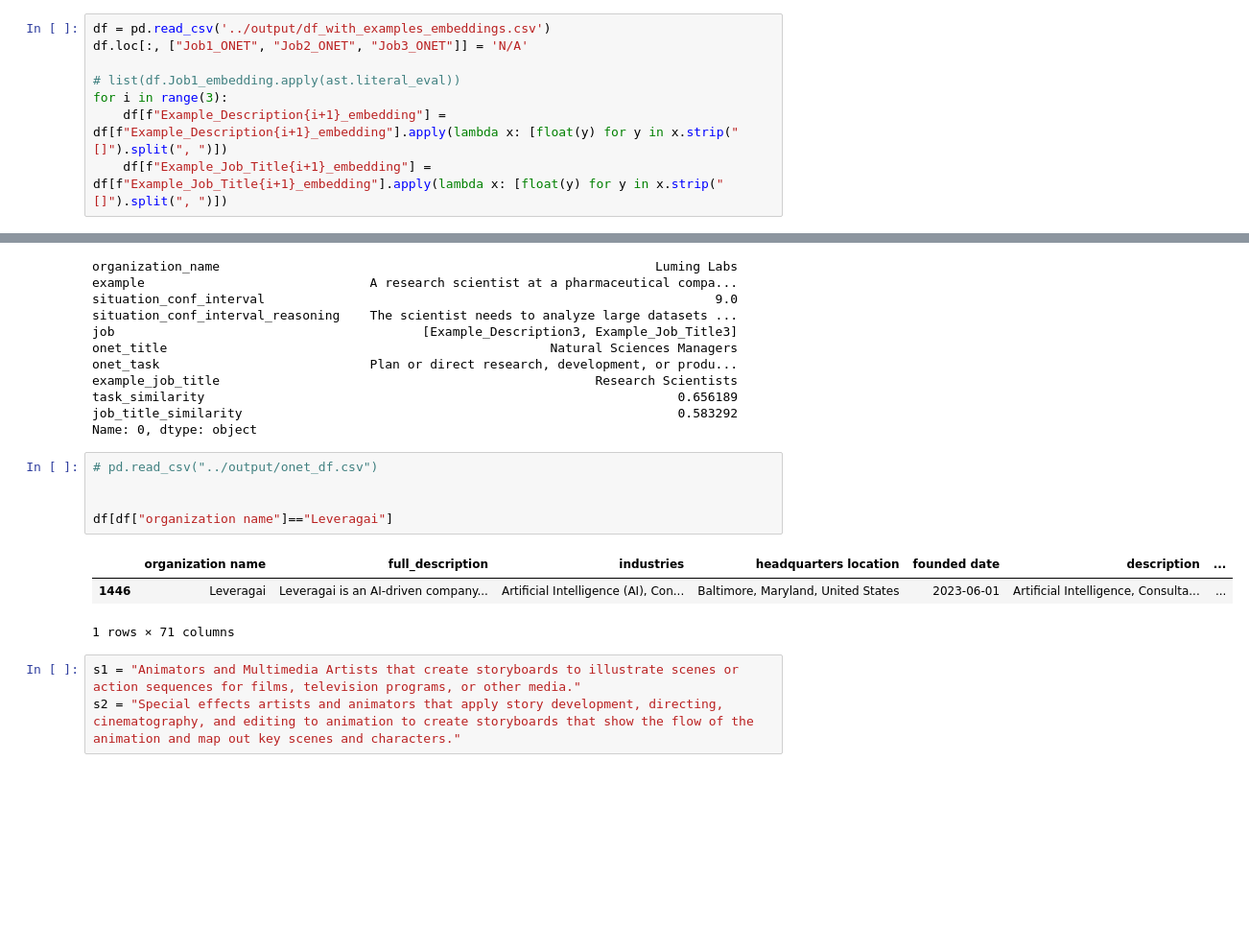
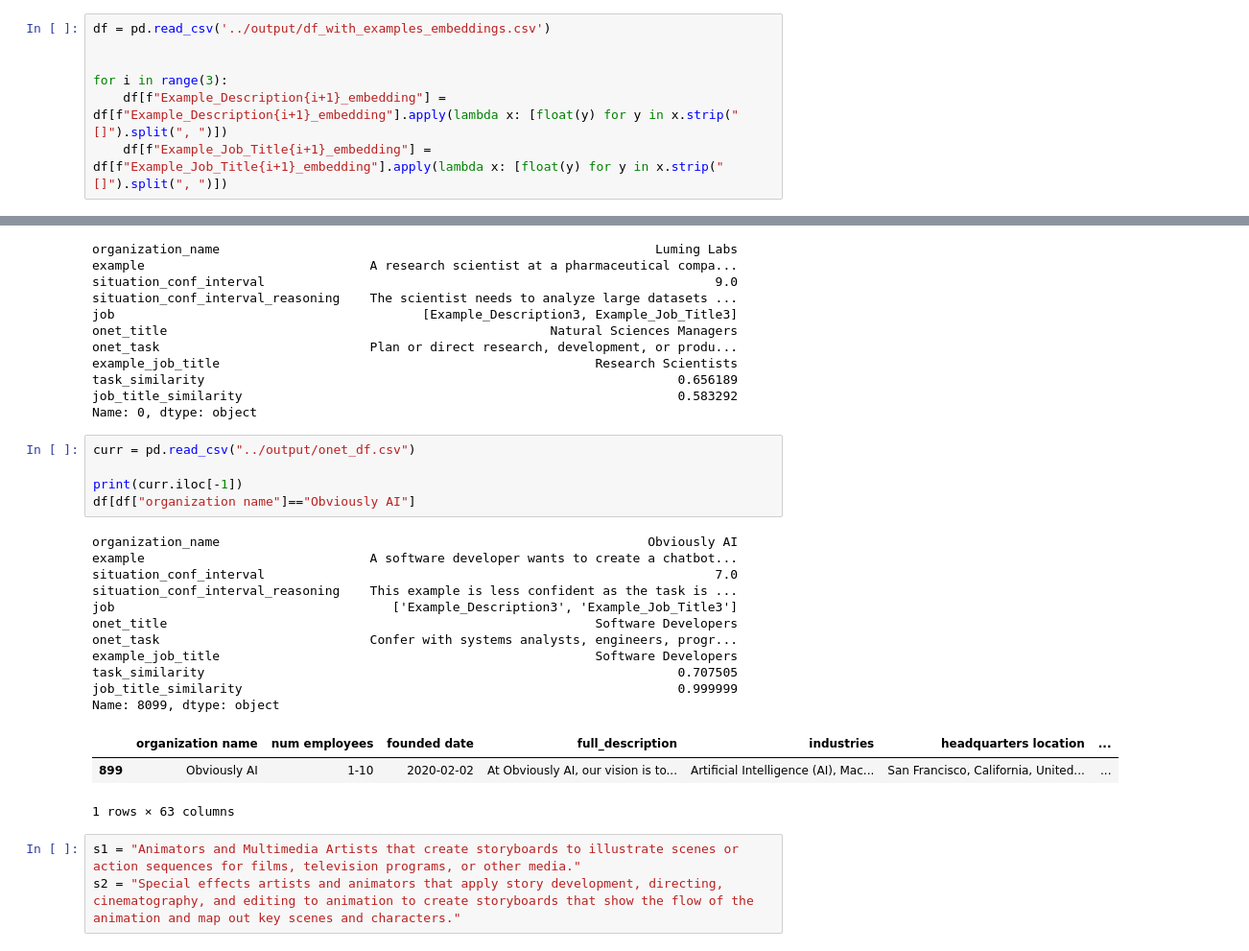
Before and after one commit to Julia-Susser/AI-Startup-Impact-on-US-Labor-Economy-via-Task-Automation, a Jupyter notebook: src/onet_mapping.ipynb, the cells around one changed output, grey strips where cells are left out. Shown at 96% size. Drawn from its saved outputs; the diff is of its cells as text; blank space fills up the shorter version.

```diff
--- a/src/onet_mapping.ipynb
+++ b/src/onet_mapping.ipynb
@@ -62,9 +76,8 @@ task_embeddings.shape
 (11582, 3072)
 # %%
 df = pd.read_csv('../output/df_with_examples_embeddings.csv')
-df.loc[:, ["Job1_ONET", "Job2_ONET", "Job3_ONET"]] = 'N/A'
 
-# list(df.Job1_embedding.apply(ast.literal_eval))
+
 for i in range(3):
     df[f"Example_Description{i+1}_embedding"] = df[f"Example_Description{i+1}_embedding"].apply(lambda x: [float(y) for y in x.strip("[]").split(", ")])
     df[f"Example_Job_Title{i+1}_embedding"] = df[f"Example_Job_Title{i+1}_embedding"].apply(lambda x: [float(y) for y in x.strip("[]").split(", ")])
@@ -146,14 +159,25 @@ task_similarity                                                               0.
 job_title_similarity                                                          0.583292
 Name: 0, dtype: object
 # %%
-# pd.read_csv("../output/onet_df.csv")
+curr = pd.read_csv("../output/onet_df.csv")
 
-
-df[df["organization name"]=="Leveragai"]
+print(curr.iloc[-1])
+df[df["organization name"]=="Obviously AI"]
 # %% [output]
+organization_name                                                         Obviously AI
+example                              A software developer wants to create a chatbot...
+situation_conf_interval                                                            7.0
+situation_conf_interval_reasoning    This example is less confident as the task is ...
+job                                     ['Example_Description3', 'Example_Job_Title3']
+onet_title                                                         Software Developers
+onet_task                            Confer with systems analysts, engineers, progr...
+example_job_title                                                  Software Developers
+task_similarity                                                               0.707505
+job_title_similarity                                                          0.999999
+Name: 8099, dtype: object
-|  | organization name | full_description | industries | headquarters location | founded date | description | ... |
-| 1446 | Leveragai | Leveragai is an AI-driven company... | Artificial Intelligence (AI), Con... | Baltimore, Maryland, United States | 2023-06-01 | Artificial Intelligence, Consulta... | ... |
+|  | organization name | num employees | founded date | full_description | industries | headquarters location | ... |
+| 899 | Obviously AI | 1-10 | 2020-02-02 | At Obviously AI, our vision is to... | Artificial Intelligence (AI), Mac... | San Francisco, California, United... | ... |
-1 rows × 71 columns
+1 rows × 63 columns
 # %%
 s1 = "Animators and Multimedia Artists that create storyboards to illustrate scenes or action sequences for films, television programs, or other media."
 s2 = "Special effects artists and animators that apply story development, directing, cinematography, and editing to animation to create storyboards that show the flow of the animation and map out key scenes and characters."
```
Also changed, not shown: parts of 3 cells of this notebook, 8 other files.
